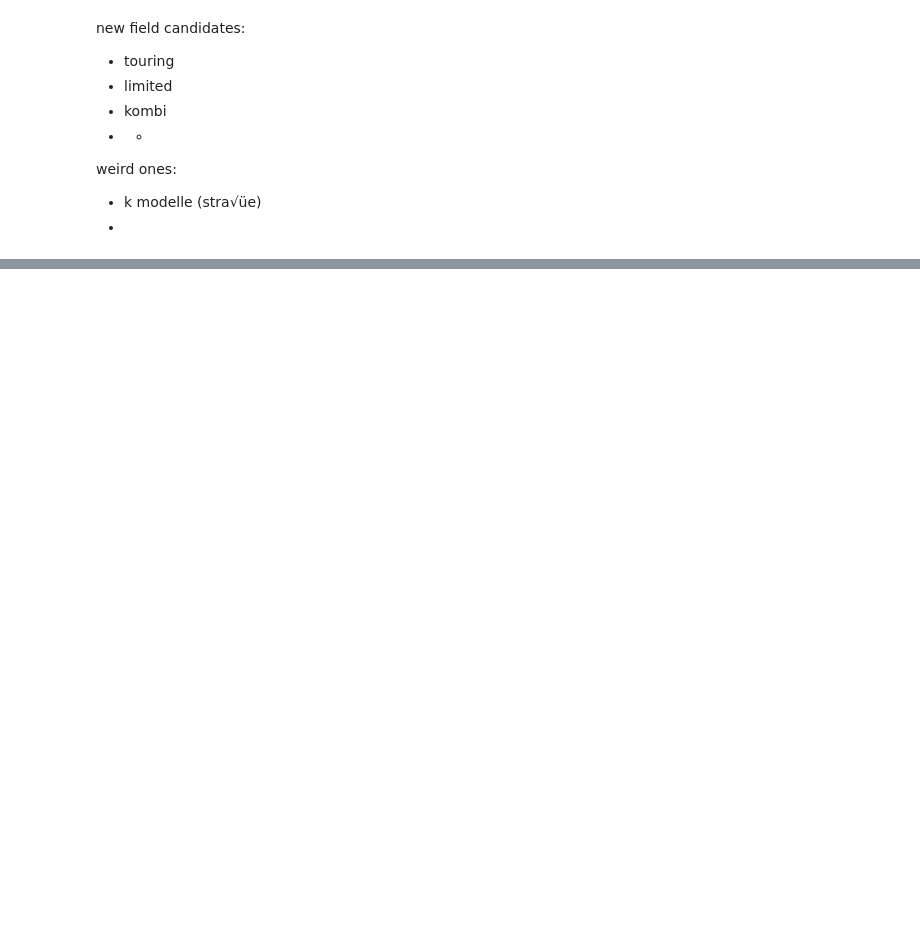
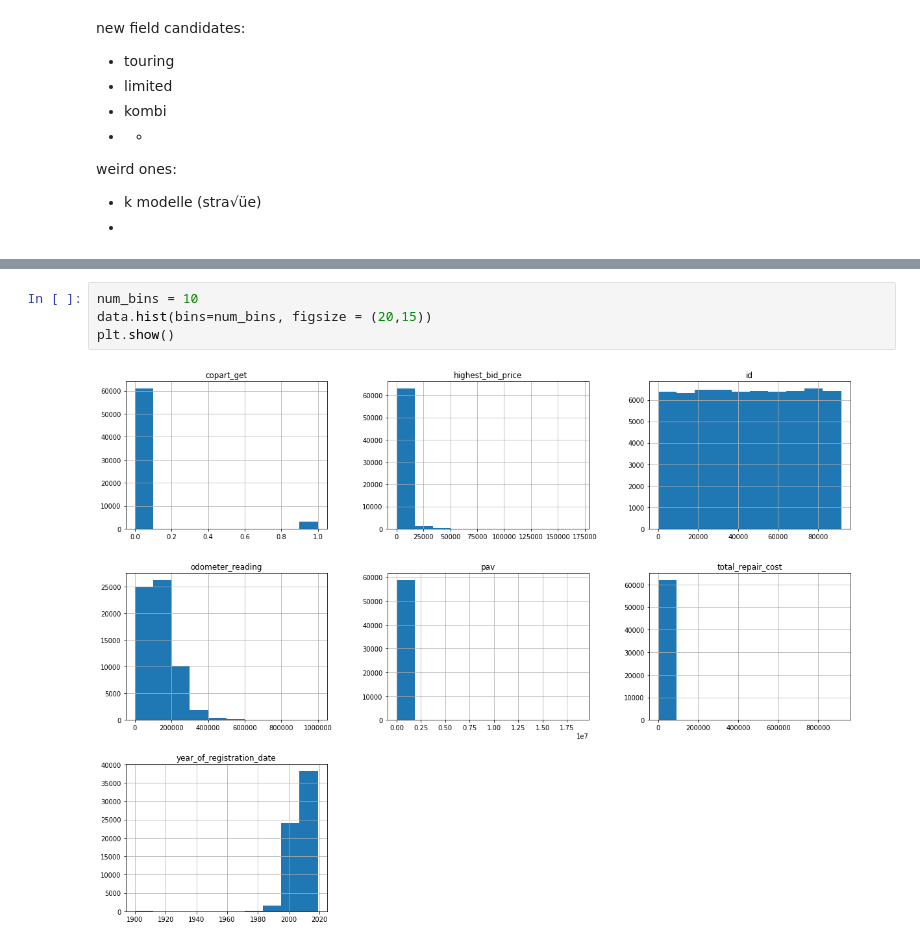
Before and after one commit to kjprice/smu-hackathon2019, a Jupyter notebook: Hackathan Project.ipynb, the cells around one changed output, grey strips where cells are left out. Drawn from its saved outputs; the diff is of its cells as text; blank space fills up the shorter version.

```diff
--- a/Hackathan Project.ipynb
+++ b/Hackathan Project.ipynb
@@ -393,0 +419,6 @@ Name: model, dtype: int64
+# %%
+num_bins = 10
+data.hist(bins=num_bins, figsize = (20,15))
+plt.show()
+# %% [output]
+[figure, added]
```
Also changed, not shown: parts of 25 cells of this notebook.
